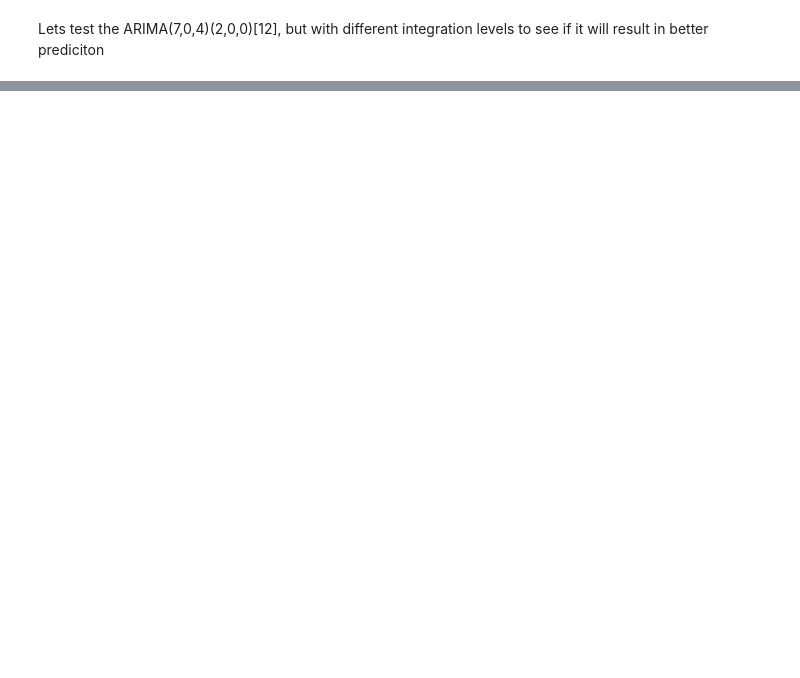
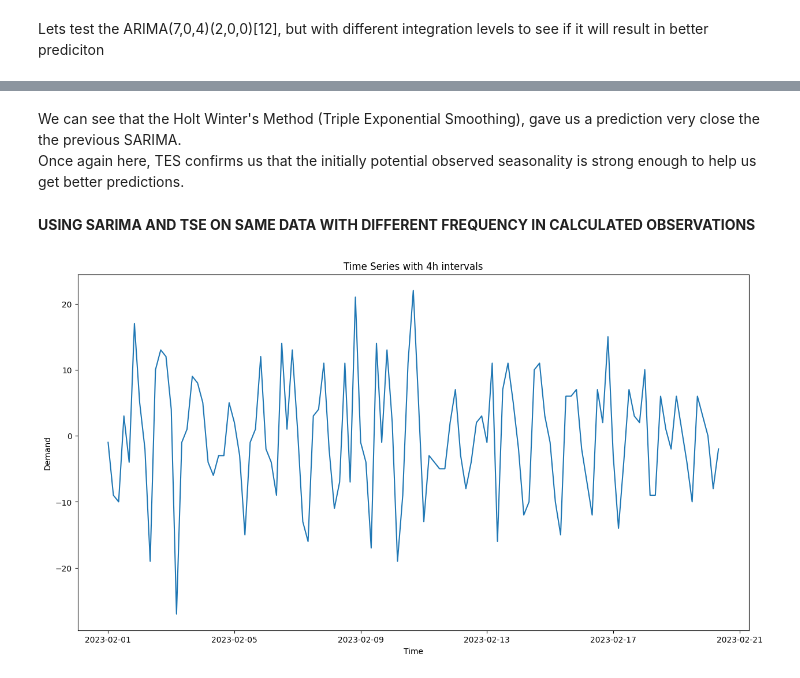
Before and after one commit to nikkpanos/time_serie_analysis, a Jupyter notebook: time_series_analysis.ipynb, the cells around one changed output, grey strips where cells are left out. Drawn from its saved outputs; the diff is of its cells as text; code cells hidden in the pictures; blank space fills up the shorter version.

```diff
--- a/time_series_analysis.ipynb
+++ b/time_series_analysis.ipynb
@@ -692,0 +876,16 @@ plt.show()
+# %% [markdown]
+We can see that the Holt Winter's Method (Triple Exponential Smoothing), gave us a prediction very close the the previous SARIMA.<br>
+Once again here, TES confirms us that the initially potential observed seasonality is strong enough to help us get better predictions.
+# %% [markdown]
+**USING SARIMA AND TSE ON SAME DATA WITH DIFFERENT FREQUENCY IN CALCULATED OBSERVATIONS**
+# %%
+time_serie2 = csvDataToTimeSerie('data.csv', 4)
+ts2, ts_test2 = timeSerieSplit(time_serie2, 0.7, 0.3)
+# %%
+plt.plot(ts2)
+plt.title("Time Series with 4h intervals")
+plt.xlabel("Time")
+plt.ylabel("Demand")
+plt.show()
+# %% [output]
+[figure, added]
```
Also changed, not shown: parts of 40 cells of this notebook.
